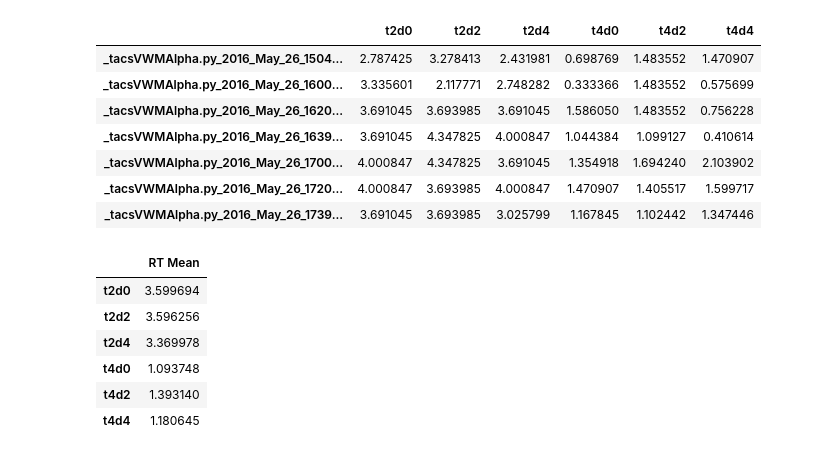
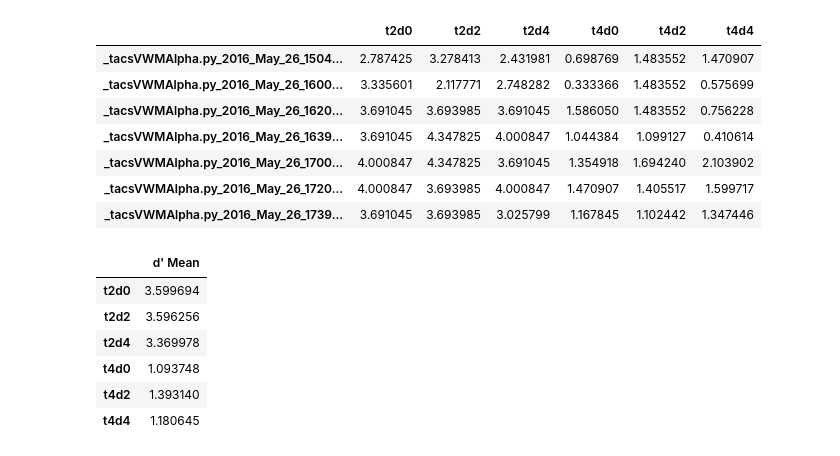
Before and after one commit to alexgonzl/tacs_vmw_alpha, a Jupyter notebook: dataVisualization.ipynb, the cells around one changed output. Drawn from its saved outputs; the diff is of its cells as text; code cells hidden in the pictures.

```diff
--- a/dataVisualization.ipynb
+++ b/dataVisualization.ipynb
@@ -289,15 +291,15 @@ dpChart
 # %%
 dpMeanArray = ["d' Mean"]
 
 dpMeans = []
 
 for key in conds:
     dpMeans.append(dpChart[key].mean())
 
-dpMeanChart = pd.DataFrame(dpMeans, index=conds.keys(), columns=rtMeanArray)
+dpMeanChart = pd.DataFrame(dpMeans, index=conds.keys(), columns=dpMeanArray)
 dpMeanChart
 # %% [output]
-|  | RT Mean |
+|  | d' Mean |
 | t2d0 | 3.599694 |
 | t2d2 | 3.596256 |
 | t2d4 | 3.369978 |
```
Also changed, not shown: parts of 20 cells of this notebook.
